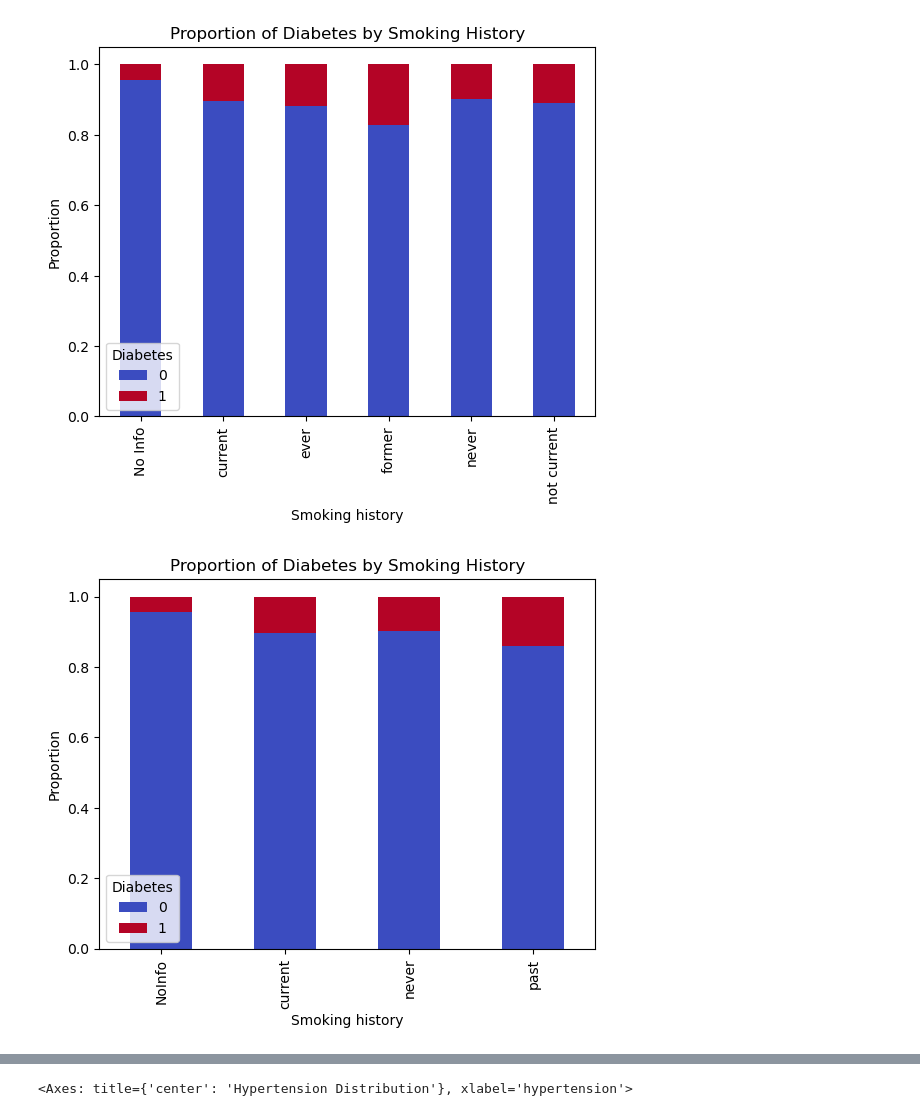
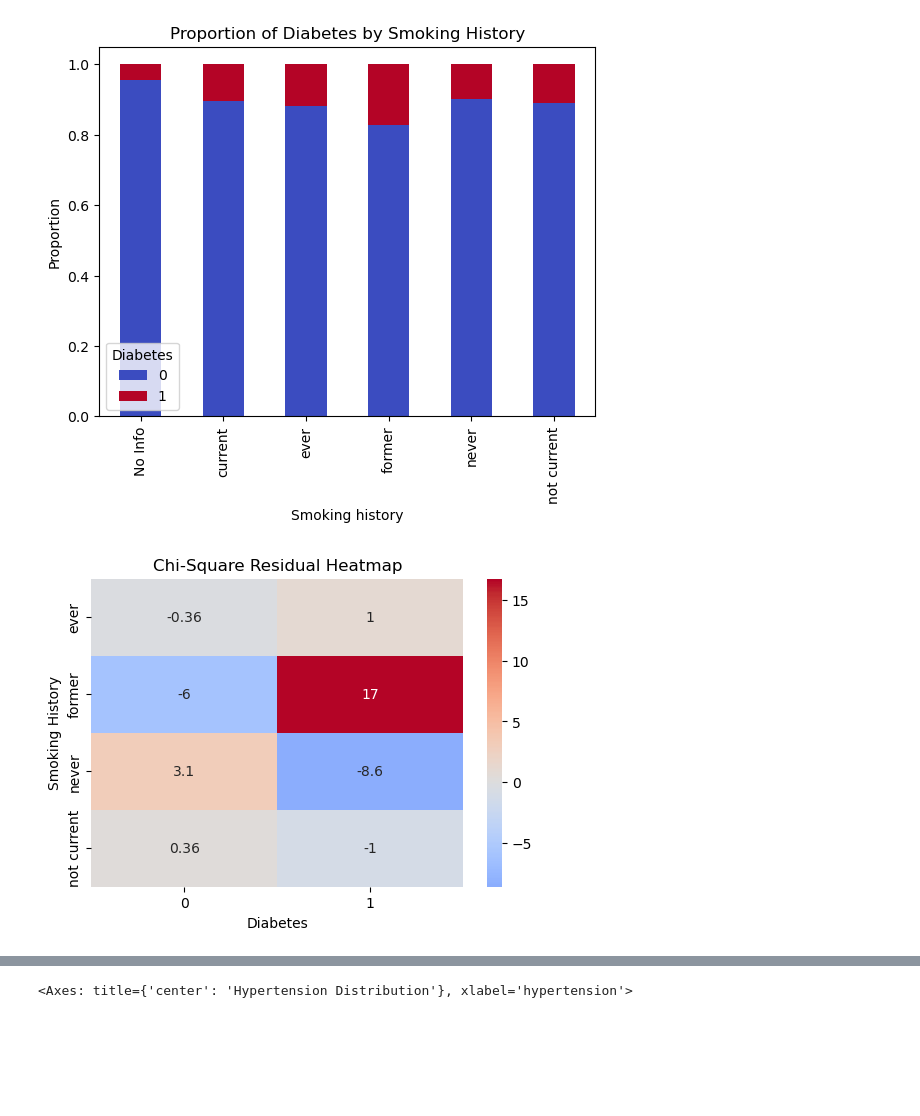
Before and after one commit to PalaniSelvamPrabhanjan/diabetes_predictor, a Jupyter notebook: main.ipynb, the cells around one changed output, grey strips where cells are left out. Cells and saved outputs as stored; diff of their text form; code cells hidden in the pictures; blank space fills up the shorter version.

```diff
--- a/main.ipynb
+++ b/main.ipynb
@@ -208,23 +183,30 @@ plt.legend(title='Diabetes')
 plt.show()
 # %% [output]
 [figure]
-# %%
-mapping = {
-    'former':      'past',
-    'not current': 'past',
-    'ever':        'past',
-    'never':       'never',
-    'current':     'current',
-    'No Info':     'NoInfo' # remove the space in 'No Info' to 'NoInfo' to avoid issues later on
-}
-df['smoking_history'] = df['smoking_history'].map(mapping)
-prop_df = df.groupby('smoking_history')['diabetes'].value_counts(normalize=True).unstack()
-prop_df.plot(kind='bar', stacked=True, colormap='coolwarm')
-plt.title('Proportion of Diabetes by Smoking History')
-plt.ylabel('Proportion')
-plt.xlabel('Smoking history')
-plt.legend(title='Diabetes')
-plt.show()
-# %% [output]
-[figure, removed]
+# %%
+from scipy.stats import chi2_contingency
+
+# -- Observe correlation between smoking history and diabetes for categories that could be merged
+
+# Filter for 4 smoking categories to compare
+subset = df[df['smoking_history'].isin(['ever', 'former', 'not current', 'never'])]
+
+# Create contingency table for chi-square test
+contingency = pd.crosstab(subset['smoking_history'], subset['diabetes'])
+
+# Perform Chi-square test
+chi2, p, dof, expected = chi2_contingency(contingency)
+
+# Standardized residuals
+residuals = (contingency - expected) / expected**0.5
+
+# Plot heatmap of residuals
+plt.figure(figsize=(6,4))
+sns.heatmap(residuals, annot=True, cmap='coolwarm', center=0)
+plt.title('Chi-Square Residual Heatmap')
+plt.xlabel('Diabetes')
+plt.ylabel('Smoking History')
+plt.show()
+# %% [output]
+[figure, added]
 # %% [markdown]
```
Also changed, not shown: parts of 85 cells of this notebook, 4 other files.
